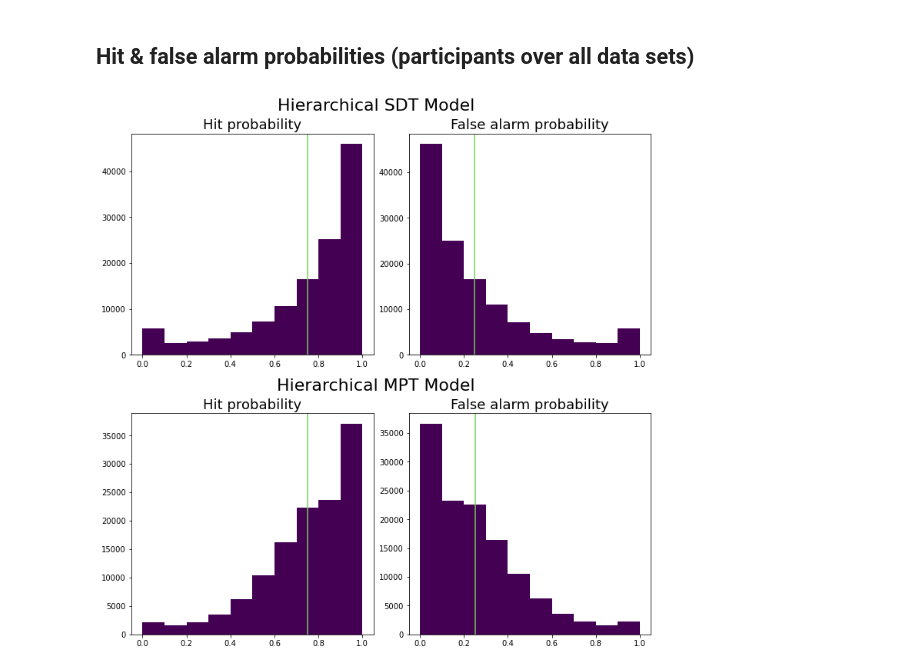
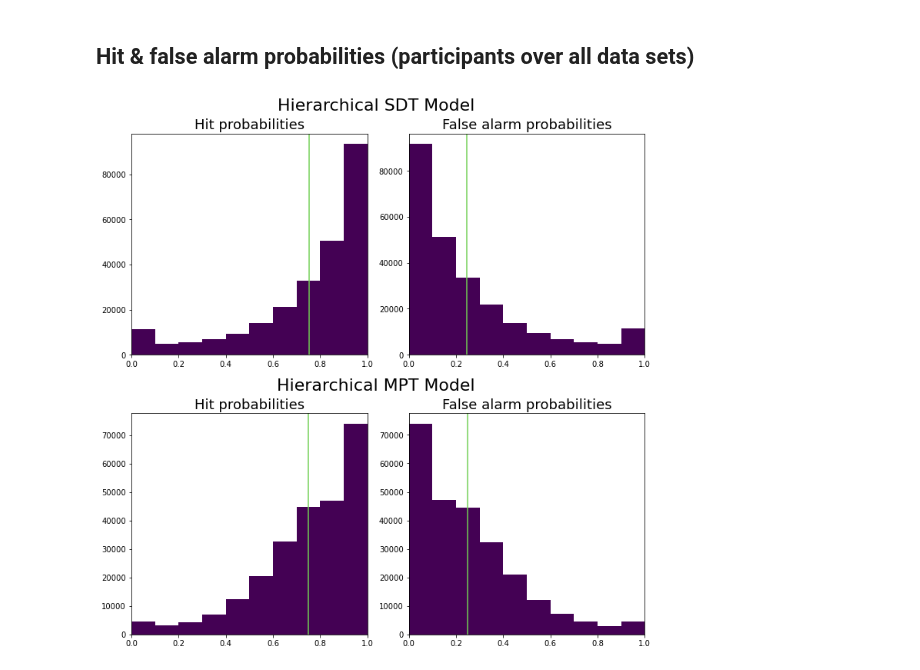
Before and after one commit to elseml/DeepHierarchicalModelComparison, a Jupyter notebook: notebooks/02_bridge_sampling_comparison/non_nested_models/prior_predictive_checks.ipynb, the cells around one changed output. Saved outputs shown, nothing was run; the diff lists cells and outputs as text; code cells hidden in the pictures.

```diff
--- a/notebooks/02_bridge_sampling_comparison/non_nested_models/prior_predictive_checks.ipynb
+++ b/notebooks/02_bridge_sampling_comparison/non_nested_models/prior_predictive_checks.ipynb
@@ -159,7 +159,7 @@ array([[11.04144653,  1.5024104 ],
 
 simulator = MainSimulator(HierarchicalSdtMptSimulator())
 
-n_data_sets = 5000
+n_data_sets = 10000
 n_clusters = 25
 n_obs = 50
 
@@ -238,9 +238,13 @@ for row, subfig in enumerate(subfigs):
     axs = subfig.subplots(nrows=1, ncols=2)
 
     axs[0].hist(hit_rate_list[row], color='#440154FF')
-    axs[0].set_title('Hit rate', fontsize=18)
+    axs[0].set_title('Hit rates', fontsize=18)
     axs[0].axvline(np.mean(hit_rate_list[row]), color='#73D055FF')
+    axs[0].set_xlim(0, 1)
     axs[1].hist(fa_rate_list[row], color='#440154FF')
-    axs[1].set_title('False alarm rate', fontsize=18)
+    axs[1].set_title('False alarm rates', fontsize=18)
     axs[1].axvline(np.mean(fa_rate_list[row]), color='#73D055FF')
+    axs[1].set_xlim(0, 1)
+
+#plt.savefig('pp_MPTSDT.pdf', dpi=300, bbox_inches='tight')
 # %% [output]
@@ -264,9 +268,11 @@ for row, subfig in enumerate(subfigs):
     axs = subfig.subplots(nrows=1, ncols=2)
 
     axs[0].hist(hit_rate_list[row], color='#440154FF')
-    axs[0].set_title('Hit rate (data set means)', fontsize=18)
+    axs[0].set_title('Hit rates (data set means)', fontsize=18)
     axs[0].axvline(np.mean(hit_rate_list[row]), color='#73D055FF')
+    axs[0].set_xlim(0, 1)
     axs[1].hist(fa_rate_list[row], color='#440154FF')
-    axs[1].set_title('False alarm rate (data set means)', fontsize=18)
+    axs[1].set_title('False alarm rates (data set means)', fontsize=18)
     axs[1].axvline(np.mean(fa_rate_list[row]), color='#73D055FF')
+    axs[1].set_xlim(0, 1)
 # %% [output]
@@ -275,7 +281,7 @@ for row, subfig in enumerate(subfigs):
 ## Hit & false alarm probabilities (participants over all data sets)
 # %%
 def get_probs(simulator, model_index, n_data_sets, n_clusters):
-    """_summary_
+    """ Get hit and false alarm probability per participant from simulated data sets.
 
     Parameters
     ----------
@@ -311,24 +317,26 @@ mpt_hit_probs, mpt_fa_probs = get_probs(simulator=prob_simulator, model_index=1,
 # %%
 # Plot probabilities over all data sets
 
 fig = plt.figure(constrained_layout=True, figsize=(10, 10))
 subfigs = fig.subfigures(nrows=2, ncols=1)
 subfigure_titles = ['Hierarchical SDT Model', 'Hierarchical MPT Model']
 
 hit_rate_list = [sdt_hit_probs.flatten(), mpt_hit_probs.flatten()]
 fa_rate_list = [sdt_fa_probs.flatten(), mpt_fa_probs.flatten()]
 
 for row, subfig in enumerate(subfigs):
     subfig.suptitle(subfigure_titles[row], fontsize=22)
 
     # create 1x2 subplots per subfig
     axs = subfig.subplots(nrows=1, ncols=2)
 
     axs[0].hist(hit_rate_list[row], color='#440154FF')
-    axs[0].set_title('Hit probability', fontsize=18)
+    axs[0].set_title('Hit probabilities', fontsize=18)
     axs[0].axvline(np.mean(hit_rate_list[row]), color='#73D055FF')
+    axs[0].set_xlim(0, 1)
     axs[1].hist(fa_rate_list[row], color='#440154FF')
-    axs[1].set_title('False alarm probability', fontsize=18)
+    axs[1].set_title('False alarm probabilities', fontsize=18)
     axs[1].axvline(np.mean(fa_rate_list[row]), color='#73D055FF')
+    axs[1].set_xlim(0, 1)
 # %% [output]
-[figure, old version]
+[figure, new version]
```
Also changed, not shown: parts of 7 cells of this notebook.
